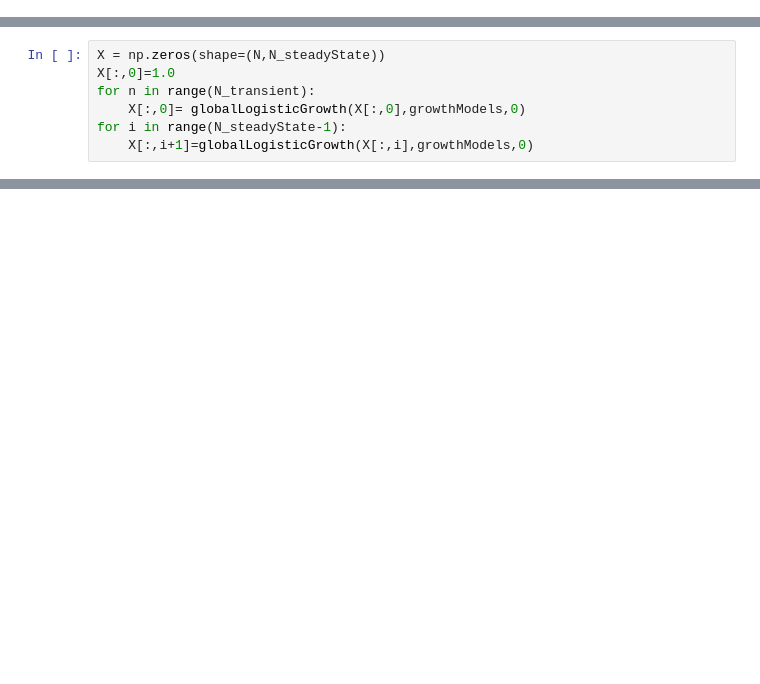
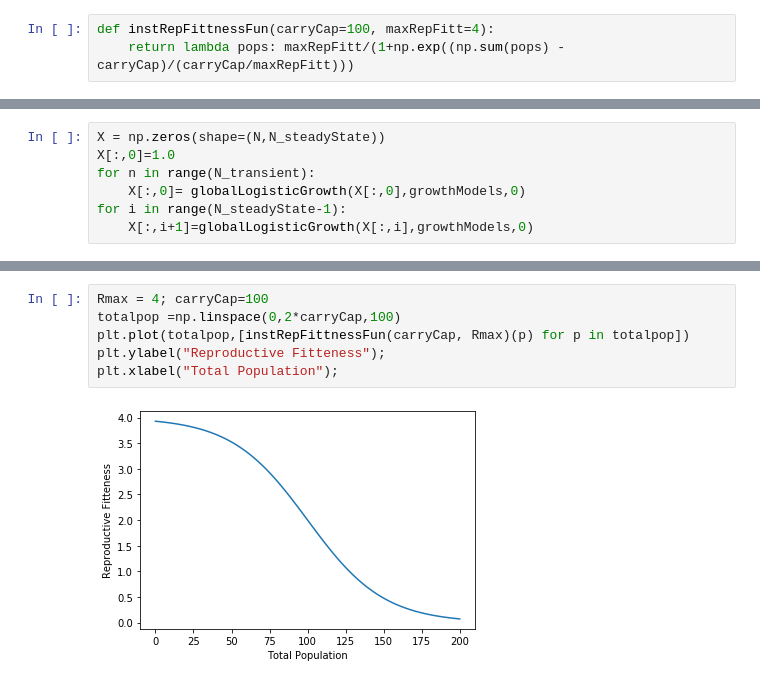
Before and after one commit to mikethebos/CS523-TopDownCausation, a Jupyter notebook: LogisticMap-Test.ipynb, the cells around one changed output, grey strips where cells are left out. Drawn from its saved outputs; the diff is of its cells as text; blank space fills up the shorter version.

```diff
--- a/LogisticMap-Test.ipynb
+++ b/LogisticMap-Test.ipynb
@@ -2,6 +2,9 @@
 import numpy as np
 import matplotlib.pyplot as plt
 from LogisticGrowthModel import *
+# %%
+def instRepFittnessFun(carryCap=100, maxRepFitt=4):
+    return lambda pops: maxRepFitt/(1+np.exp((np.sum(pops) - carryCap)/(carryCap/maxRepFitt)))
 # %%
 N_transient  = 1000
 N_steadyState= 3000
@@ -27,0 +31,8 @@ plt.ylabel('Population',fontsize=12);
+# %%
+Rmax = 4; carryCap=100
+totalpop =np.linspace(0,2*carryCap,100)
+plt.plot(totalpop,[instRepFittnessFun(carryCap, Rmax)(p) for p in totalpop])
+plt.ylabel("Reproductive Fitteness");
+plt.xlabel("Total Population");
+# %% [output]
+[figure, added]
```
Also changed, not shown: parts of 3 cells of this notebook, 5 other files.
